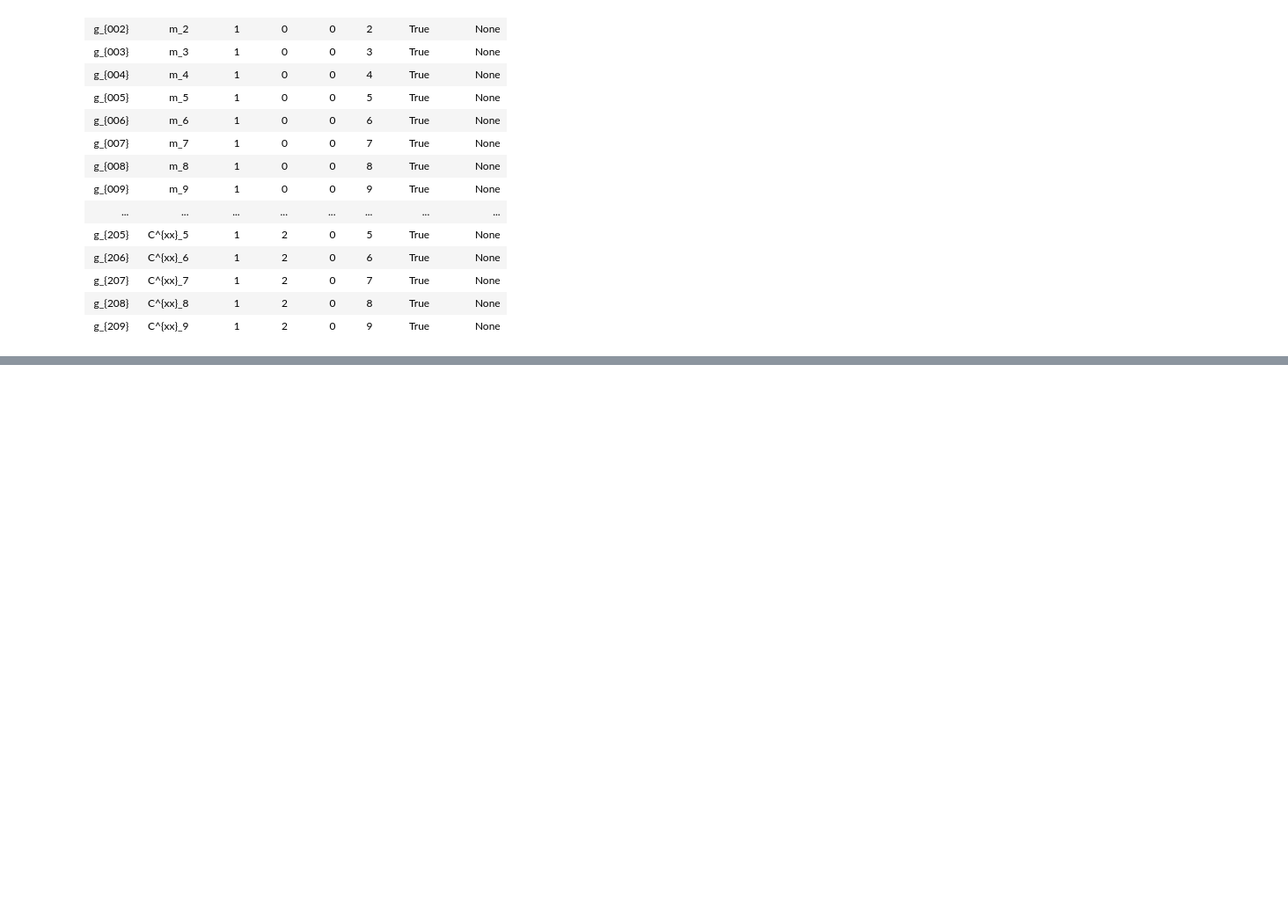
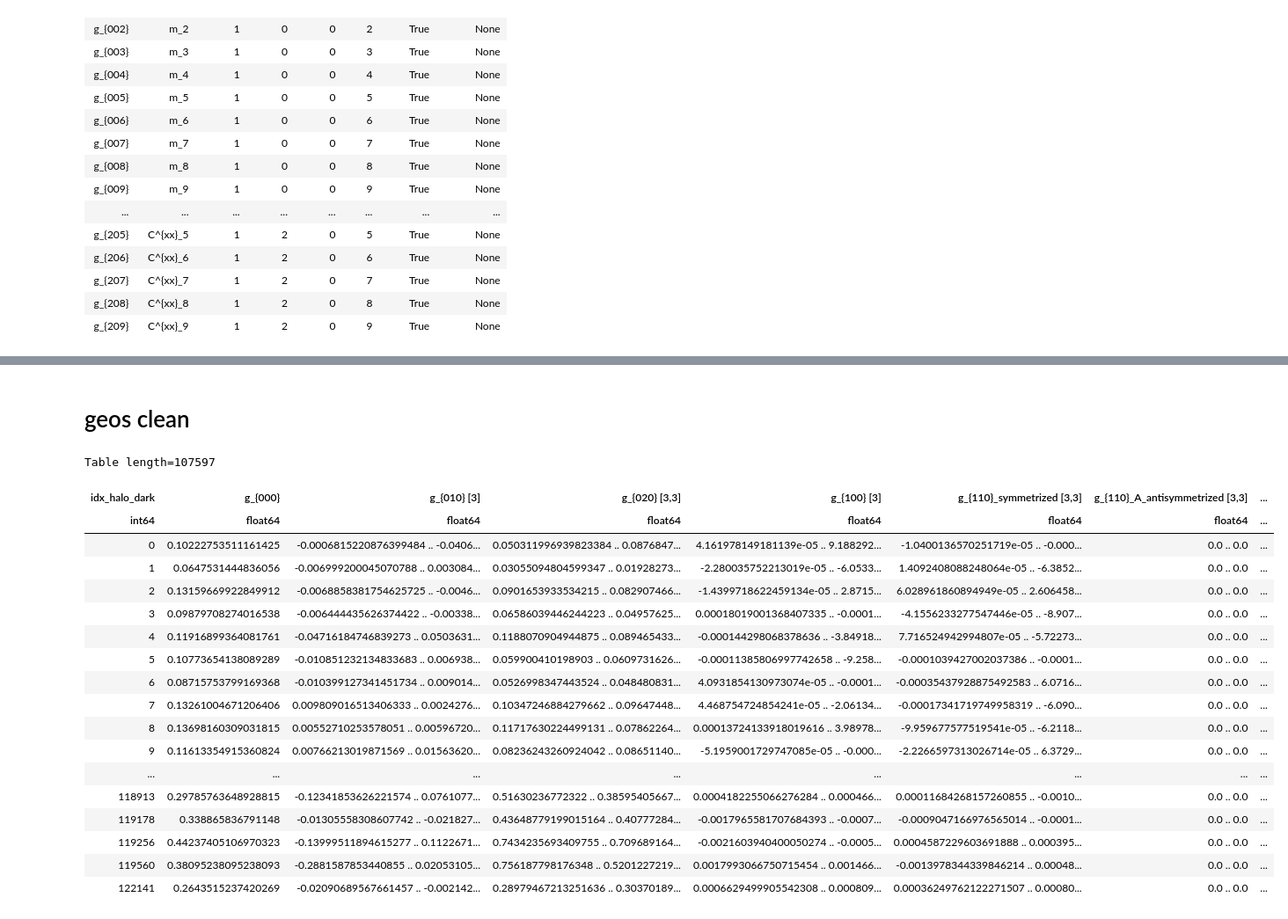
Before and after one commit to kstoreyf/equivariant-cosmology, a Jupyter notebook: notebooks/2023-04-26_tables.ipynb, the cells around one changed output, grey strips where cells are left out. Shown at 88% size. Drawn from its saved outputs; the diff is of its cells as text; code cells hidden in the pictures; blank space fills up the shorter version.

```diff
--- a/notebooks/2023-04-26.ipynb
+++ b/notebooks/2023-04-26_tables.ipynb
@@ -144,0 +166,2 @@ Table length=60
+# %% [markdown]
+# geos clean
@@ -144,0 +178,27 @@ Table length=60
+# %%
+fn_geo_clean_features = gcp['fn_geo_clean_features']
+fn_geo_clean_info = gcp['fn_geo_clean_info']
+# %%
+tab_geos_clean = Table.read(fn_geo_clean_features)
+# %%
+tab_geos_clean
+# %% [output]
+Table length=107597
+| idx_halo_dark | g_{000} | g_{010} [3] | g_{020} [3,3] | g_{100} [3] | g_{110}_symmetrized [3,3] | g_{110}_A_antisymmetrized [3,3] | ... |
+| int64 | float64 | float64 | float64 | float64 | float64 | float64 | ... |
+| 0 | 0.10222753511161425 | -0.0006815220876399484 .. -0.0406... | 0.050311996939823384 .. 0.0876847... | 4.161978149181139e-05 .. 9.188292... | -1.0400136570251719e-05 .. -0.000... | 0.0 .. 0.0 | ... |
+| 1 | 0.0647531444836056 | -0.006999200045070788 .. 0.003084... | 0.03055094804599347 .. 0.01928273... | -2.280035752213019e-05 .. -6.0533... | 1.4092408088248064e-05 .. -6.3852... | 0.0 .. 0.0 | ... |
+| 2 | 0.13159669922849912 | -0.0068858381754625725 .. -0.0046... | 0.0901653933534215 .. 0.082907466... | -1.4399718622459134e-05 .. 2.8715... | 6.028961860894949e-05 .. 2.606458... | 0.0 .. 0.0 | ... |
+| 3 | 0.09879708274016538 | -0.006444435626374422 .. -0.00338... | 0.06586039446244223 .. 0.04957625... | 0.00018019001368407335 .. -0.0001... | -4.1556233277547446e-05 .. -8.907... | 0.0 .. 0.0 | ... |
+| 4 | 0.11916899364081761 | -0.04716184746839273 .. 0.0503631... | 0.1188070904944875 .. 0.089465433... | -0.000144298068378636 .. -3.84918... | 7.716524942994807e-05 .. -5.72273... | 0.0 .. 0.0 | ... |
+| 5 | 0.10773654138089289 | -0.010851232134833683 .. 0.006938... | 0.059900410198903 .. 0.0609731626... | -0.00011385806997742658 .. -9.258... | -0.0001039427002037386 .. -0.0001... | 0.0 .. 0.0 | ... |
+| 6 | 0.08715753799169368 | -0.010399127341451734 .. 0.009014... | 0.0526998347443524 .. 0.048480831... | 4.0931854130973074e-05 .. -0.0001... | -0.00035437928875492583 .. 6.0716... | 0.0 .. 0.0 | ... |
+| 7 | 0.13261004671206406 | 0.009809016513406333 .. 0.0024276... | 0.10347246884279662 .. 0.09647448... | 4.468754724854241e-05 .. -2.06134... | -0.00017341719749958319 .. -6.090... | 0.0 .. 0.0 | ... |
+| 8 | 0.13698160309031815 | 0.00552710253578051 .. 0.00596720... | 0.11717630224499131 .. 0.07862264... | 0.00013724133918019616 .. 3.98978... | -9.959677577519541e-05 .. -6.2118... | 0.0 .. 0.0 | ... |
+| 9 | 0.11613354915360824 | 0.00766213019871569 .. 0.01563620... | 0.08236243260924042 .. 0.08651140... | -5.1959001729747085e-05 .. -0.000... | -2.2266597313026714e-05 .. 6.3729... | 0.0 .. 0.0 | ... |
+| ... | ... | ... | ... | ... | ... | ... | ... |
+| 118913 | 0.29785763648928815 | -0.12341853626221574 .. 0.0761077... | 0.51630236772322 .. 0.38595405667... | 0.0004182255066276284 .. 0.000466... | 0.00011684268157260855 .. -0.0010... | 0.0 .. 0.0 | ... |
+| 119178 | 0.338865836791148 | -0.01305558308607742 .. -0.021827... | 0.43648779199015164 .. 0.40777284... | -0.0017965581707684393 .. -0.0007... | -0.0009047166976565014 .. -0.0001... | 0.0 .. 0.0 | ... |
+| 119256 | 0.44237405106970323 | -0.13999511894615277 .. 0.1122671... | 0.7434235693409755 .. 0.709689164... | -0.0021603940400050274 .. -0.0005... | 0.0004587229603691888 .. 0.000395... | 0.0 .. 0.0 | ... |
+| 119560 | 0.38095238095238093 | -0.2881587853440855 .. 0.02053105... | 0.756187798176348 .. 0.5201227219... | 0.0017993066750715454 .. 0.001466... | -0.0013978344339846214 .. 0.00048... | 0.0 .. 0.0 | ... |
+| 122141 | 0.2643515237420269 | -0.02090689567661457 .. -0.002142... | 0.28979467213251636 .. 0.30370189... | 0.0006629499905542308 .. 0.000809... | 0.00036249762122271507 .. 0.00080... | 0.0 .. 0.0 | ... |
```
Also changed, not shown: parts of 24 cells of this notebook, 1 other file.
